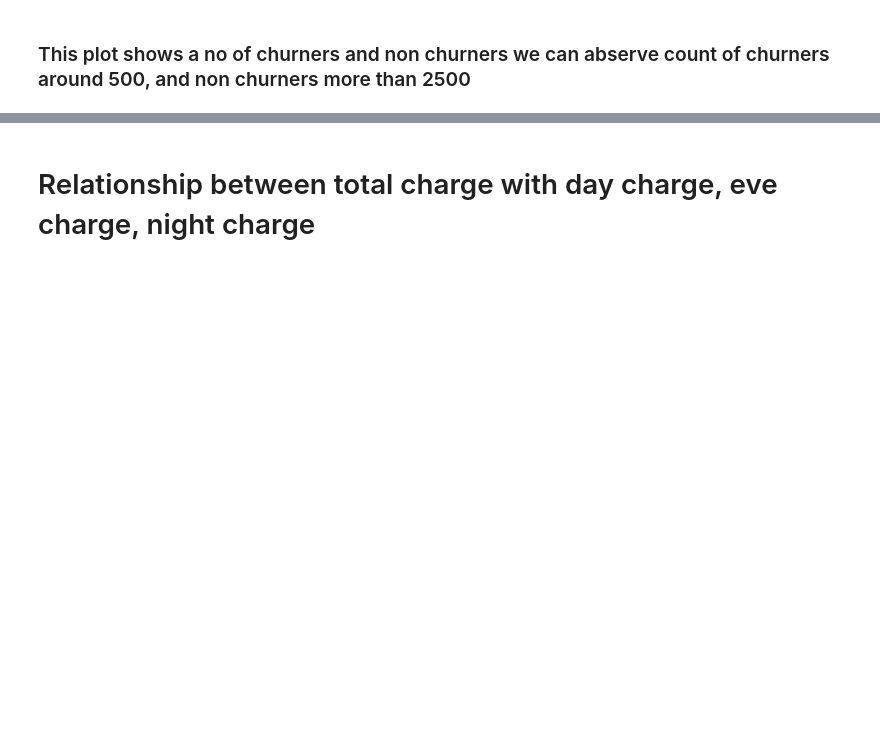
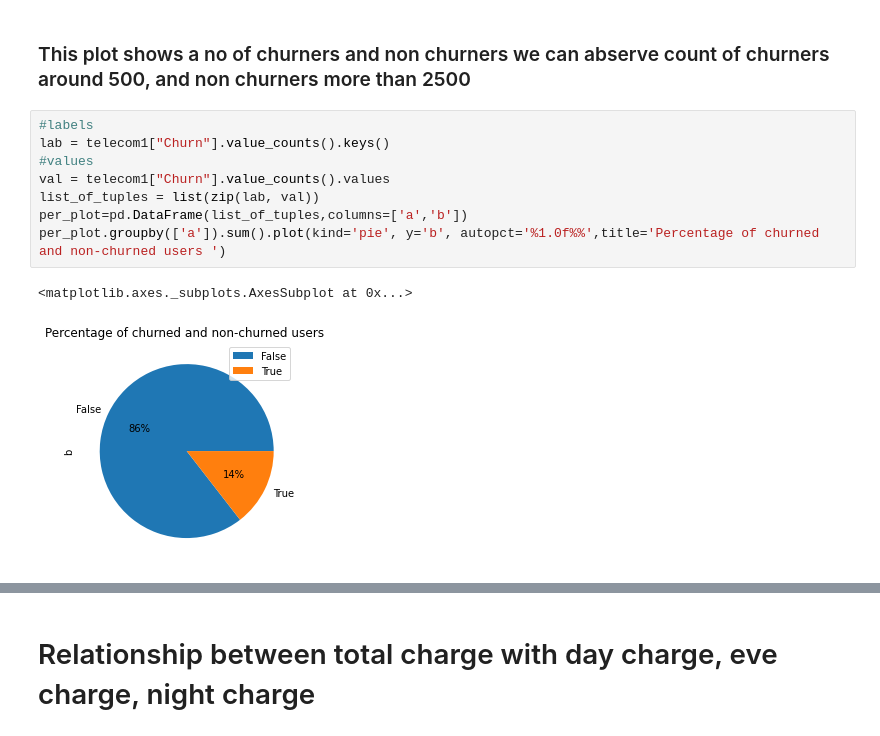
Before and after one commit to Manojpatil123/Capstone-project-eda-on-telecom-chrun, a Jupyter notebook: Telecom_Churn_Analysis_Capstone_Project.ipynb, the cells around one changed output, grey strips where cells are left out. Drawn from its saved outputs; the diff is of its cells as text; blank space fills up the shorter version.

```diff
--- a/Telecom_Churn_Analysis_Capstone_Project.ipynb
+++ b/Telecom_Churn_Analysis_Capstone_Project.ipynb
@@ -295,2 +296,13 @@ sns.countplot(x=telecom1["Churn"])
 # %% [markdown]
 ### This plot shows a no of churners and non churners we can abserve count of churners around 500, and non churners more than 2500
+# %%
+#labels
+lab = telecom1["Churn"].value_counts().keys()
+#values
+val = telecom1["Churn"].value_counts().values
+list_of_tuples = list(zip(lab, val))
+per_plot=pd.DataFrame(list_of_tuples,columns=['a','b'])
+per_plot.groupby(['a']).sum().plot(kind='pie', y='b', autopct='%1.0f%%',title='Percentage of churned and non-churned users ')
+# %% [output]
+<matplotlib.axes._subplots.AxesSubplot at 0x...>
+[figure, added]
```
Also changed, not shown: parts of 40 cells of this notebook.
